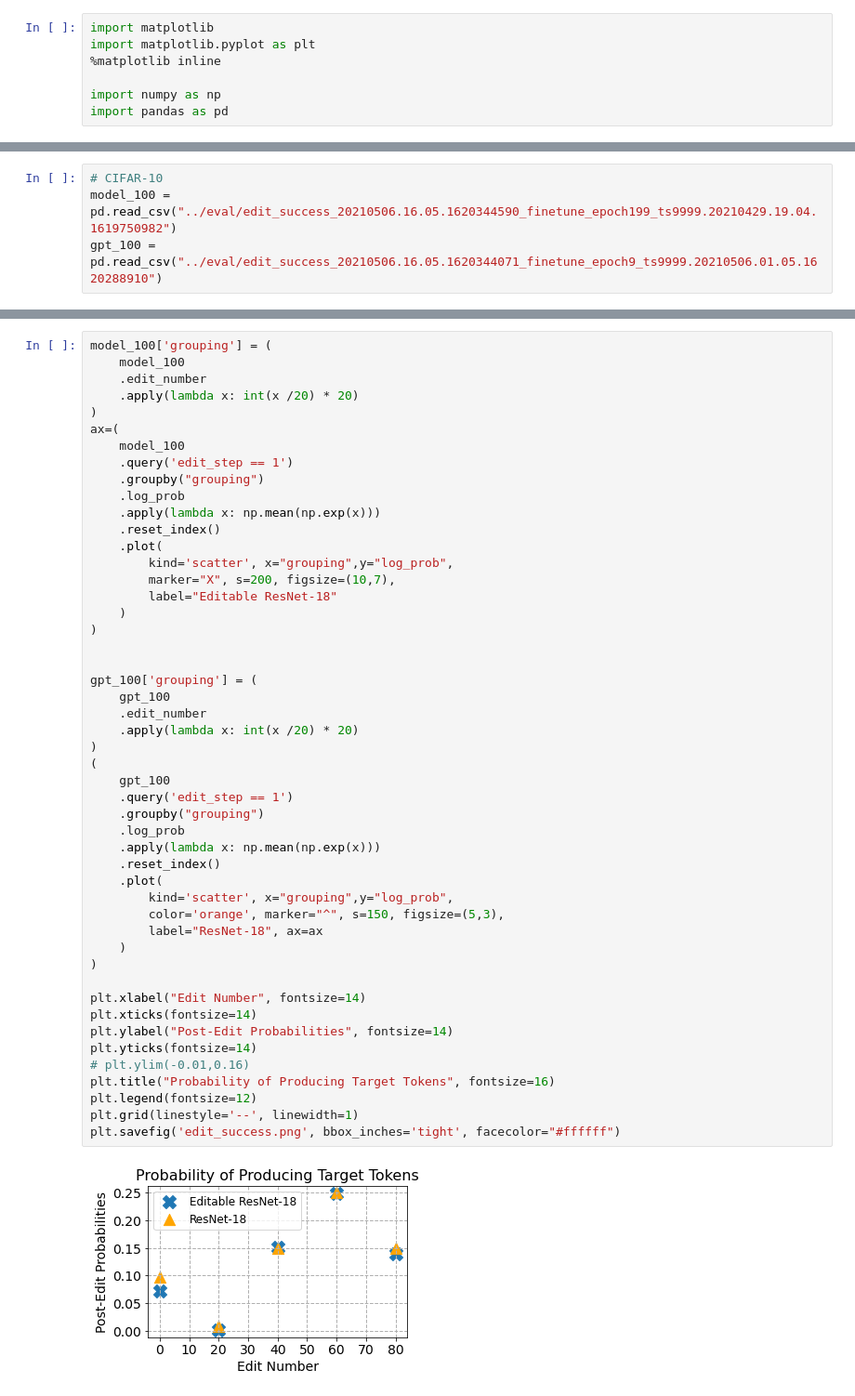
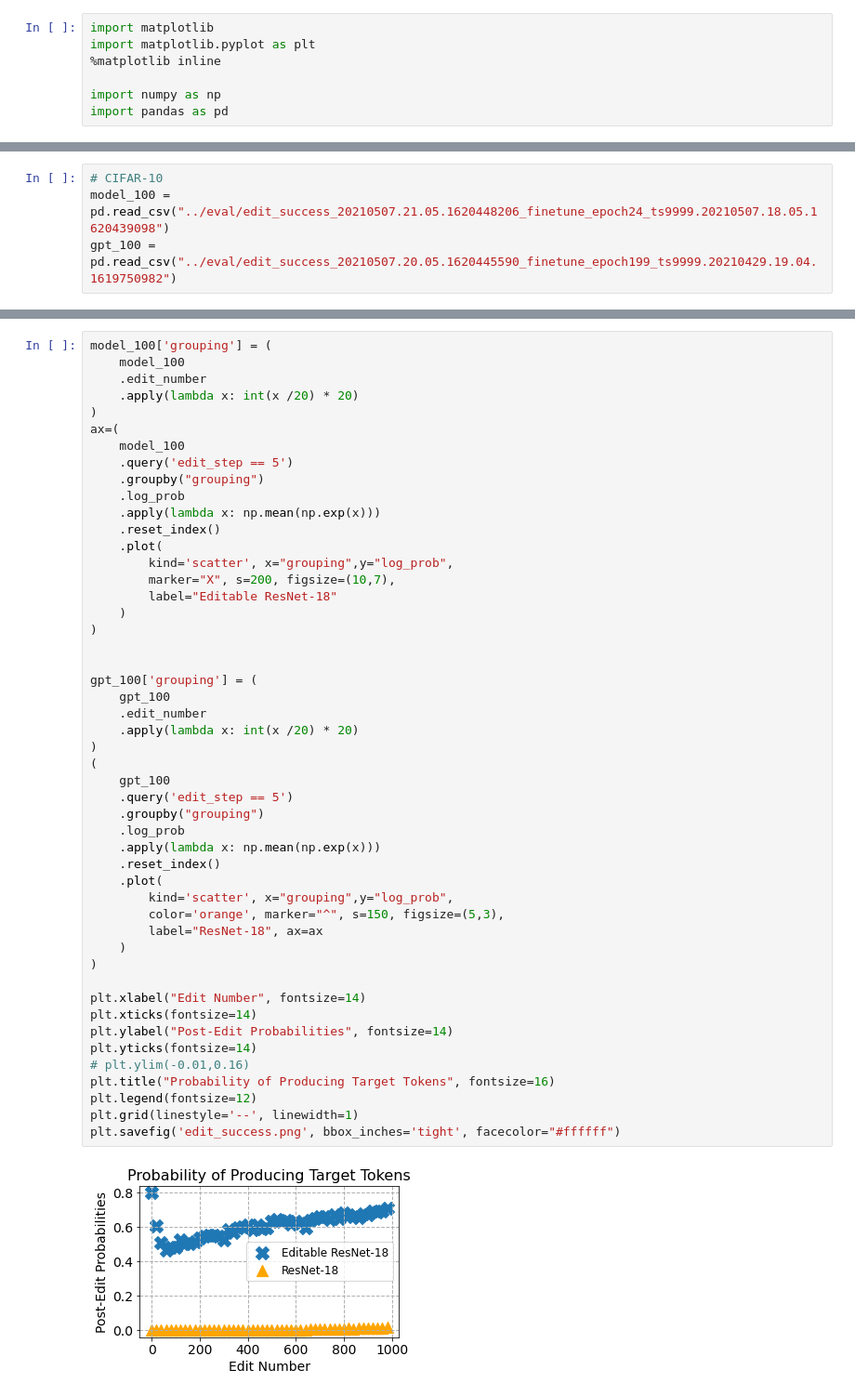
Before and after one commit to spencerbraun/editable_nlp, a Jupyter notebook: plots/Evaluation_Plots_Resnet.ipynb, the cells around one changed output, grey strips where cells are left out. Shown at 93% size. Cells and saved outputs as stored; diff of their text form.

Commit message:
update eval script

```diff
--- a/plots/Evaluation_Plots_Resnet.ipynb
+++ b/plots/Evaluation_Plots_Resnet.ipynb
@@ -8,4 +10,4 @@ import pandas as pd
 # %%
 # CIFAR-10
-model_100 = pd.read_csv("../eval/edit_success_20210506.16.05.1620344590_finetune_epoch199_ts9999.20210429.19.04.1619750982")
-gpt_100 = pd.read_csv("../eval/edit_success_20210506.16.05.1620344071_finetune_epoch9_ts9999.20210506.01.05.1620288910")
+model_100 = pd.read_csv("../eval/edit_success_20210507.21.05.1620448206_finetune_epoch24_ts9999.20210507.18.05.1620439098")
+gpt_100 = pd.read_csv("../eval/edit_success_20210507.20.05.1620445590_finetune_epoch199_ts9999.20210429.19.04.1619750982")
@@ -23,7 +21,7 @@ model_100['grouping'] = (
 )
 ax=(
     model_100
-    .query('edit_step == 1')
+    .query('edit_step == 5')
     .groupby("grouping")
     .log_prob
     .apply(lambda x: np.mean(np.exp(x)))
@@ -37,33 +35,33 @@ ax=(
 
 
 gpt_100['grouping'] = (
     gpt_100
     .edit_number
     .apply(lambda x: int(x /20) * 20)
 )
 (
     gpt_100
-    .query('edit_step == 1')
+    .query('edit_step == 5')
     .groupby("grouping")
     .log_prob
     .apply(lambda x: np.mean(np.exp(x)))
     .reset_index()
     .plot(
         kind='scatter', x="grouping",y="log_prob",
         color='orange', marker="^", s=150, figsize=(5,3),
         label="ResNet-18", ax=ax
     )
 )
 
 plt.xlabel("Edit Number", fontsize=14)
 plt.xticks(fontsize=14)
 plt.ylabel("Post-Edit Probabilities", fontsize=14)
 plt.yticks(fontsize=14)
 # plt.ylim(-0.01,0.16)
 plt.title("Probability of Producing Target Tokens", fontsize=16)
 plt.legend(fontsize=12)
 plt.grid(linestyle='--', linewidth=1)
 plt.savefig('edit_success.png', bbox_inches='tight', facecolor="#ffffff")
 # %% [output]
-[figure, old version]
+[figure, new version]
 # %% [markdown]
```
Also changed, not shown: parts of 21 cells of this notebook, 46 other files.
